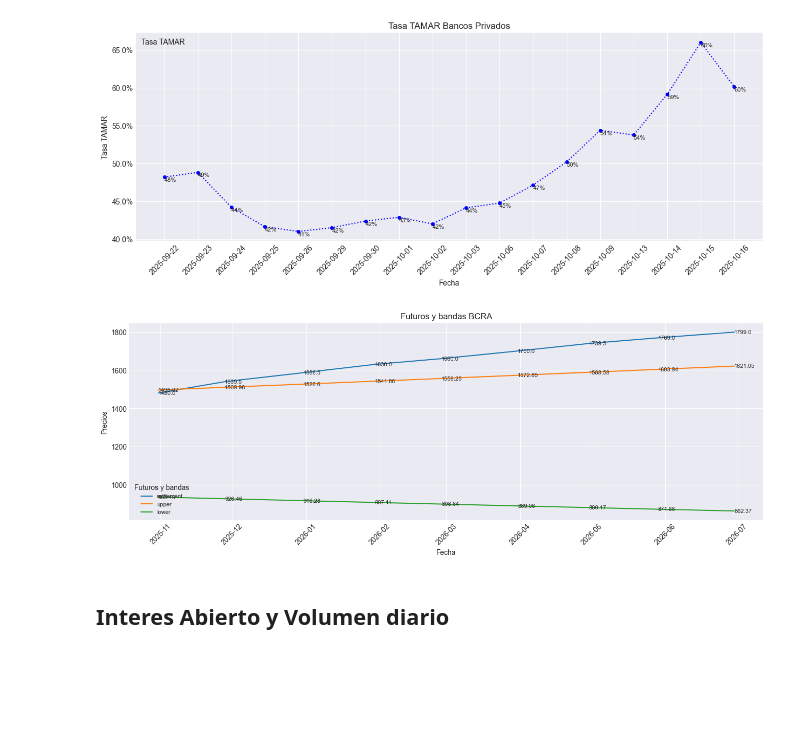
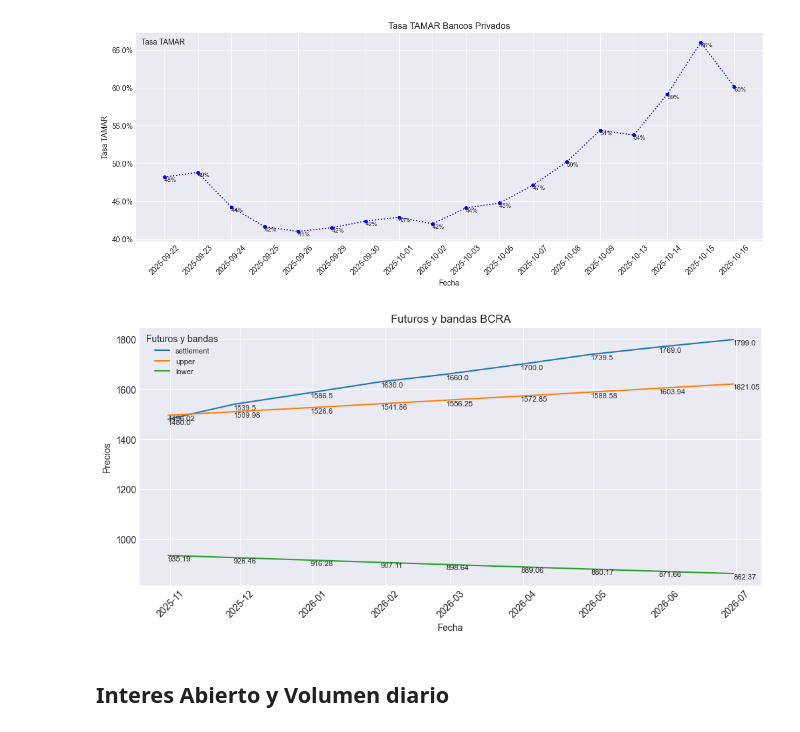
Before and after one commit to jdtluis/Reporte-Futuros_Tasas, a Jupyter notebook: cem_api.ipynb, the cells around one changed output. Drawn from its saved outputs; the diff is of its cells as text; code cells hidden in the pictures; blank space fills up the shorter version.

```diff
--- a/cem_api.ipynb
+++ b/cem_api.ipynb
@@ -236,36 +236,36 @@ plot_tamar_serie(TAMAR_SERIE, figsize=(15,5))
 # %%
 from utils import * #last_working_day_of_month
 last_futures_close = df[df['dateTime'] == df['dateTime'].max()][['symbol','settlement']]
 last_futures_close['last_day_contract'] = last_futures_close['symbol'].str.replace('DLR', '').apply(last_working_day_of_month)
 last_futures_close[['lower', 'upper']] = last_futures_close['last_day_contract'].apply(lambda x: pd.Series(bcra_fx_limits(x.strftime("%Y-%m-%d"))))
 
 
 #ax = last_futures_close.set_index('last_day_contract')[['settlement','upper', 'lower']].plot()
 def plot_limits(df):
-    fig, ax = plt.subplots(figsize=(16,5))
+    fig, ax = plt.subplots(figsize=(12,5))
     for col in df[['settlement','upper', 'lower']]:
         y = df[col].dropna().values
         x = df['last_day_contract']
 
         #ax.plot(x_smooth, y_smooth)
         ax.plot(x, y, label=col)  # original points  - timedelta(hours=5)
         for x, y in zip(x, y):
-            ax.text(x, y,  f'{y}', ha="left", va="center", fontsize=8)
+            ax.text(x, y,  f'{y}', ha="left", va='top', fontsize=8)
     ax.xaxis.set_major_formatter(mdates.DateFormatter("%Y-%m"))
     ax.set_xlabel("Fecha")
     ax.set_ylabel("Precios")
     ax.legend()
     plt.xticks(rotation=45)
-    plt.legend(title= 'Futuros y bandas', loc="lower left", fontsize=8)
+    plt.legend(title= 'Futuros y bandas', loc="upper left", fontsize=8, )
     plt.title("Futuros y bandas BCRA")
     plt.show()
 
 
 plot_limits(last_futures_close)
 #last_futures_close['last_day_contract'].apply(lambda x: x.strftime("%Y-%m-%d"))
 #(date.fromisoformat('2025-10-09')-date.fromisoformat('2025-10-01')).days
 # %% [output]
-[figure, old version]
+[figure, new version]
 # %% [markdown]
 ## Interes Abierto y Volumen diario
 # %%
```
